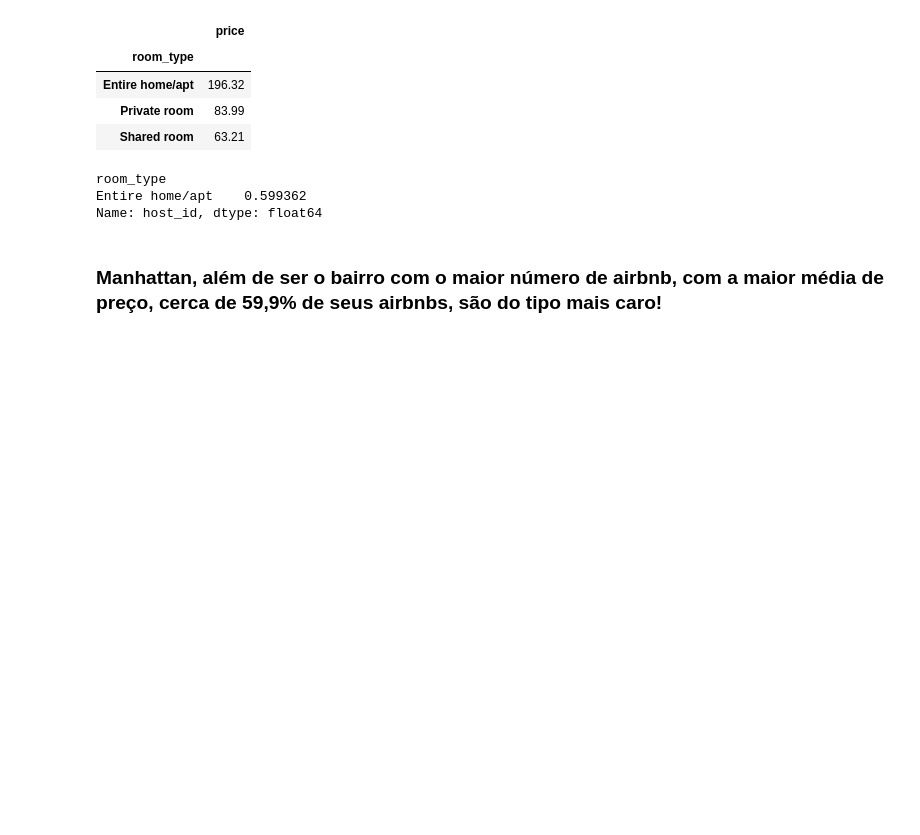
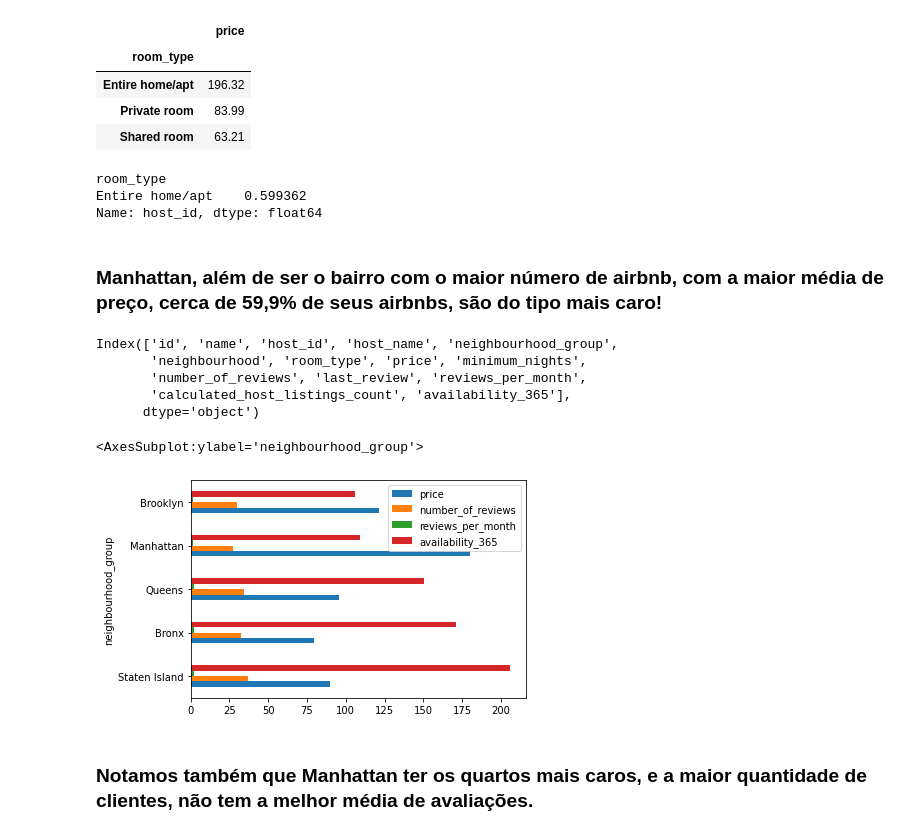
Before and after one commit to ITALOZDKJ/Me-tornando-um-analista-de-dados, a Jupyter notebook: new_airbnb.ipynb, the cells around one changed output. Cells and saved outputs as stored; diff of their text form; code cells hidden in the pictures; blank space fills up the shorter version.

```diff
--- a/new_airbnb.ipynb
+++ b/new_airbnb.ipynb
@@ -287,3 +287,22 @@ Entire home/apt    0.599362
 Name: host_id, dtype: float64
 # %% [markdown]
 ### Manhattan, além de ser o bairro com o maior número de airbnb, com a maior média de preço, cerca de 59,9% de seus airbnbs, são do tipo mais caro!
+# %%
+df_trab.columns
+# %% [output]
+Index(['id', 'name', 'host_id', 'host_name', 'neighbourhood_group',
+       'neighbourhood', 'room_type', 'price', 'minimum_nights',
+       'number_of_reviews', 'last_review', 'reviews_per_month',
+       'calculated_host_listings_count', 'availability_365'],
+      dtype='object')
+# %%
+quartos = df_trab[['neighbourhood_group','room_type','price','number_of_reviews','reviews_per_month','availability_365']]
+# %%
+quartos_qual=quartos.groupby(by='neighbourhood_group').mean().sort_values(by='availability_365', ascending=False)
+# %%
+quartos_qual.plot(kind='barh')
+# %% [output]
+<AxesSubplot:ylabel='neighbourhood_group'>
+[figure, added]
+# %% [markdown]
+### Notamos também que Manhattan ter os quartos mais caros, e a maior quantidade de clientes, não tem a melhor média de avaliações.
```
Also changed, not shown: parts of 1 cell of this notebook.
